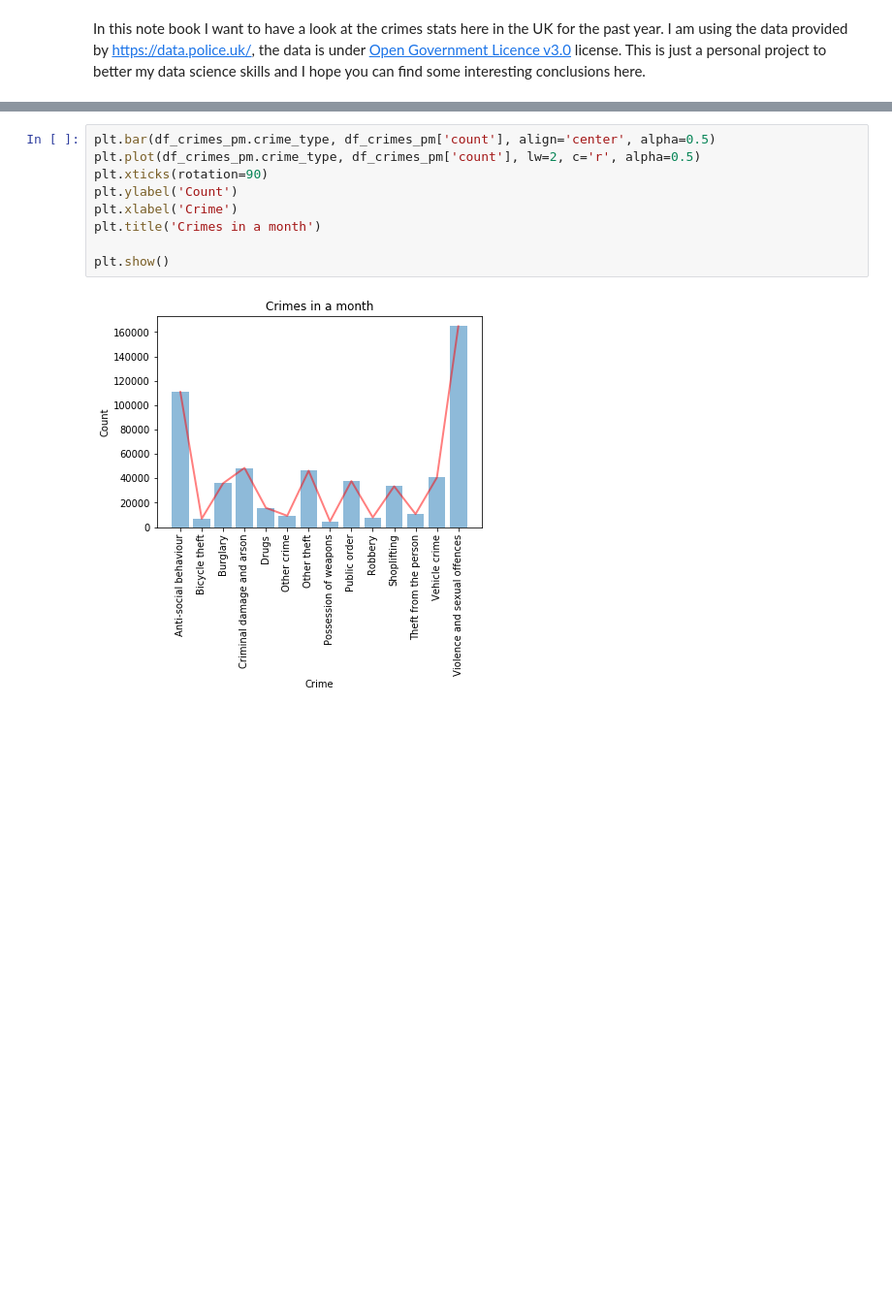
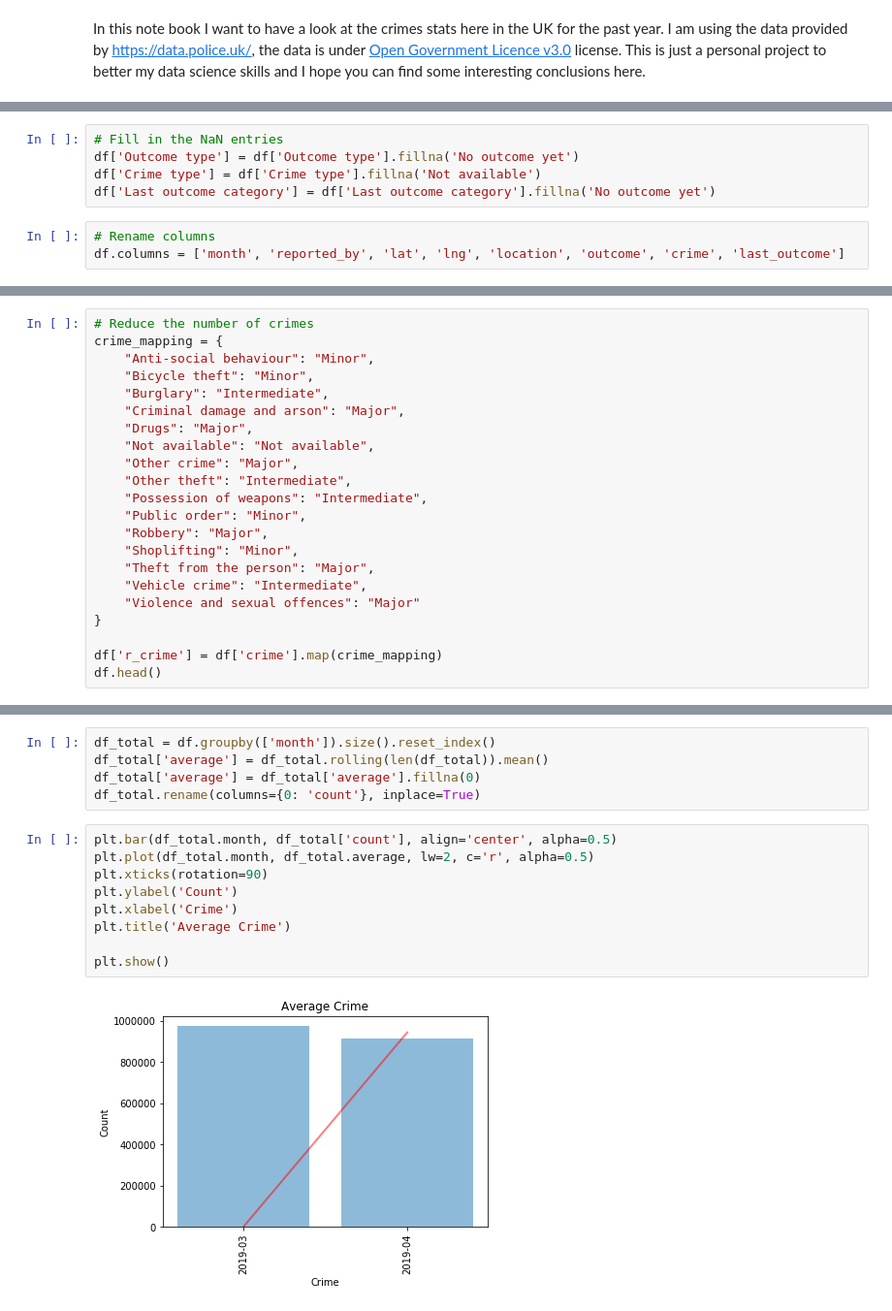
Before and after one commit to MichaelRichardson12/uk-police-notebook, a Jupyter notebook: UK Police Crime Notebook.ipynb, the cells around one changed output, grey strips where cells are left out. Shown: that part at 97% size. Cells and saved outputs as stored; diff of their text form; blank space fills up the shorter version.

Commit message:
Added cleaning of the data and added pie charts to visualize the distribution of data between crime types and outcomes.

```diff
--- a/UK Police Crime Notebook.ipynb
+++ b/UK Police Crime Notebook.ipynb
@@ -117,0 +203,8 @@ df.groupby(['folder','Outcome type']).size().reset_index()
+# %%
+# Fill in the NaN entries
+df['Outcome type'] = df['Outcome type'].fillna('No outcome yet')
+df['Crime type'] = df['Crime type'].fillna('Not available')
+df['Last outcome category'] = df['Last outcome category'].fillna('No outcome yet')
+# %%
+# Rename columns
+df.columns = ['month', 'reported_by', 'lat', 'lng', 'location', 'outcome', 'crime', 'last_outcome']
@@ -117,0 +240,22 @@ df.groupby(['folder','Outcome type']).size().reset_index()
+# %%
+# Reduce the number of crimes
+crime_mapping = {
+    "Anti-social behaviour": "Minor",
+    "Bicycle theft": "Minor",
+    "Burglary": "Intermediate",
+    "Criminal damage and arson": "Major",
+    "Drugs": "Major",
+    "Not available": "Not available",
+    "Other crime": "Major",
+    "Other theft": "Intermediate",
+    "Possession of weapons": "Intermediate",
+    "Public order": "Minor",
+    "Robbery": "Major",
+    "Shoplifting": "Minor",
+    "Theft from the person": "Major",
+    "Vehicle crime": "Intermediate",
+    "Violence and sexual offences": "Major"
+}
+
+df['r_crime'] = df['crime'].map(crime_mapping)
+df.head()
@@ -118,11 +325,16 @@ df.groupby(['folder','Outcome type']).size().reset_index()
+# %%
+df_total = df.groupby(['month']).size().reset_index()
+df_total['average'] = df_total.rolling(len(df_total)).mean()
+df_total['average'] = df_total['average'].fillna(0)
+df_total.rename(columns={0: 'count'}, inplace=True)
 # %%
-plt.bar(df_crimes_pm.crime_type, df_crimes_pm['count'], align='center', alpha=0.5)
-plt.plot(df_crimes_pm.crime_type, df_crimes_pm['count'], lw=2, c='r', alpha=0.5)
+plt.bar(df_total.month, df_total['count'], align='center', alpha=0.5)
+plt.plot(df_total.month, df_total.average, lw=2, c='r', alpha=0.5)
 plt.xticks(rotation=90)
 plt.ylabel('Count')
 plt.xlabel('Crime')
-plt.title('Crimes in a month')
+plt.title('Average Crime')
 
 plt.show()
 # %% [output]
-[figure, old version]
+[figure, new version]
```
Also changed, not shown: parts of 38 cells of this notebook.
